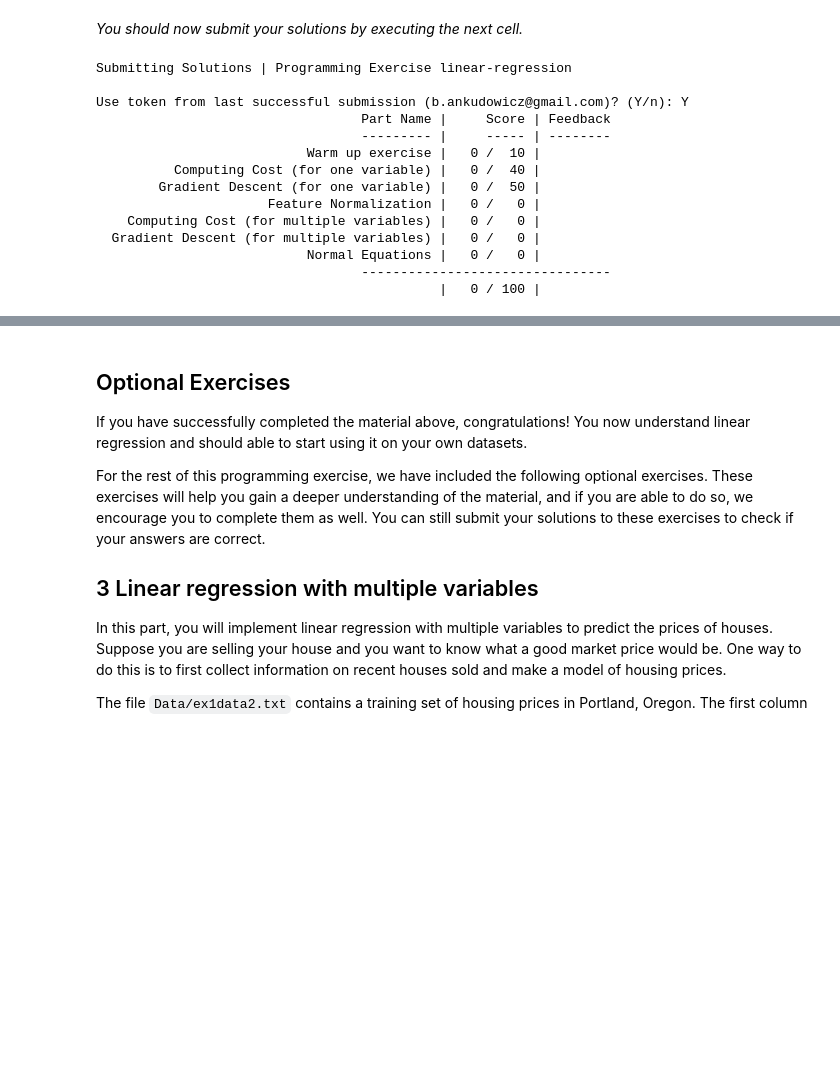
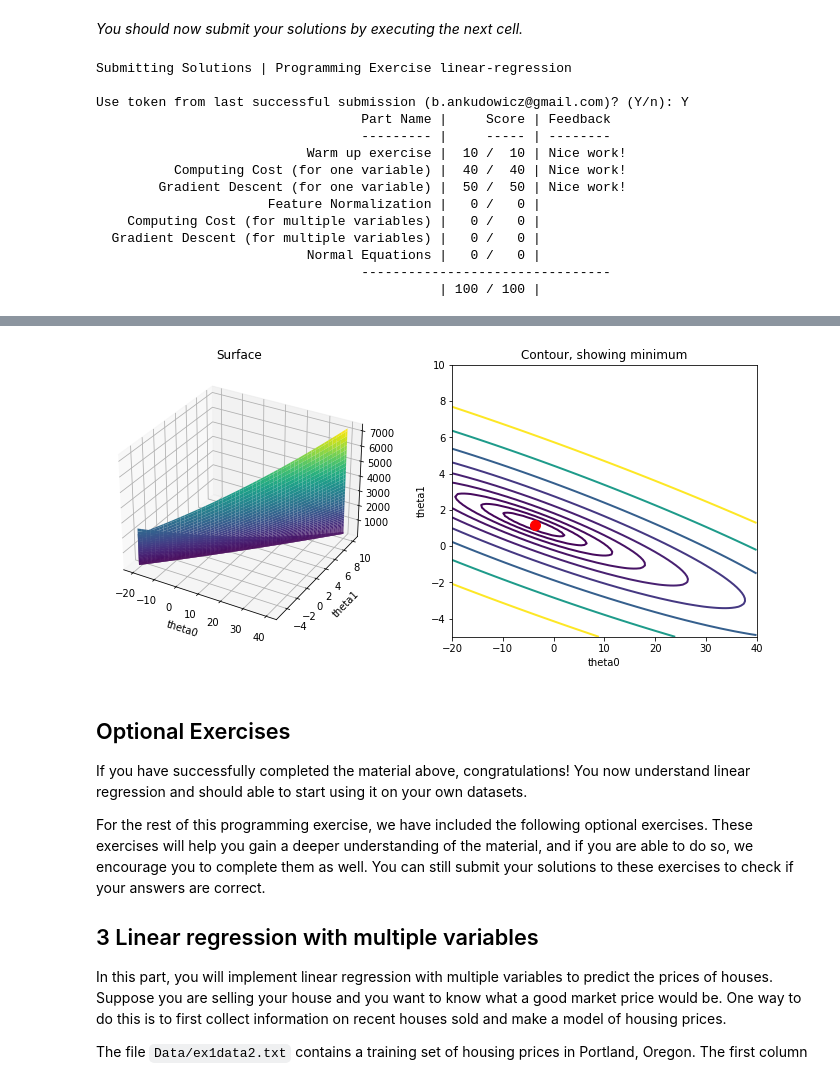
Before and after one commit to bankudowicz/ml-coursera-python-assignments, a Jupyter notebook: Exercise1/exercise1.ipynb, the cells around one changed output, grey strips where cells are left out. Drawn from its saved outputs; the diff is of its cells as text; code cells hidden in the pictures; blank space fills up the shorter version.

```diff
--- a/Exercise1/exercise1.ipynb
+++ b/Exercise1/exercise1.ipynb
@@ -306,8 +306,7 @@ def computeCost(X, y, theta):
     J = 0
 
     # ====================== YOUR CODE HERE =====================
-    J = 1/(2*m) * sum((X.dot(theta.T) - y)**2)
-
+    J = 1/(2*m) * sum((X.dot(theta) - y)**2)
 
     # ===========================================================
     return J
@@ -426,10 +410,13 @@ def gradientDescent(X, y, theta, alpha, num_iters):
 
     for i in range(num_iters):
         # ==================== YOUR CODE HERE =================================
-        theta0 = theta[0] - alpha * (1/(2*m)) * sum(np.dot(X,theta.T) - y)
-        theta1 = theta[1] - alpha * (1/(2*m)) * sum(np.dot(X,theta.T)-y), X[:,1])
+        theta0 = theta[0] - alpha/m * sum(np.dot(X,theta.T) - y)
+        #theta1 = theta[1] - alpha/m * sum((np.dot(X,theta.T) - y) * X[:,1])
+        #theta1 = theta[1] - alpha/m * np.sum(np.dot((np.dot(X,theta.T) - y), X[:,1]))
+        theta1 = theta[1] - alpha/m * np.sum(np.dot((np.dot(X,theta.T) - y), X[:,1]))
         theta[0] = theta0
         theta[1] = theta1
+        #theta = theta - (alpha / m) * (np.dot(X, theta) - y).dot(X)
         # =====================================================================
 
         # save the cost J in every iteration
@@ -500,15 +499,15 @@ Submitting Solutions | Programming Exercise linear-regression
 Use token from last successful submission (b.ankudowicz@gmail.com)? (Y/n): Y
                                   Part Name |     Score | Feedback
                                   --------- |     ----- | --------
-                           Warm up exercise |   0 /  10 |
-          Computing Cost (for one variable) |   0 /  40 |
-        Gradient Descent (for one variable) |   0 /  50 |
+                           Warm up exercise |  10 /  10 | Nice work!
+          Computing Cost (for one variable) |  40 /  40 | Nice work!
+        Gradient Descent (for one variable) |  50 /  50 | Nice work!
                       Feature Normalization |   0 /   0 |
     Computing Cost (for multiple variables) |   0 /   0 |
   Gradient Descent (for multiple variables) |   0 /   0 |
                            Normal Equations |   0 /   0 |
                                   --------------------------------
-                                            |   0 / 100 |
+                                            | 100 / 100 |
 # %% [markdown]
 ### 2.4 Visualizing $J(\theta)$
 
@@ -521,38 +520,40 @@ In the next cell, the code is set up to calculate $J(\theta)$ over a grid of val
 The purpose of these graphs is to show you how $J(\theta)$ varies with changes in $\theta_0$ and $\theta_1$. The cost function $J(\theta)$ is bowl-shaped and has a global minimum. (This is easier to see in the contour plot than in the 3D surface plot). This minimum is the optimal point for $\theta_0$ and $\theta_1$, and each step of gradient descent moves closer to this point.
 # %%
 # grid over which we will calculate J
-theta0_vals = np.linspace(-10, 10, 100)
-theta1_vals = np.linspace(-1, 4, 100)
+theta0_vals = np.linspace(-20, 40, 100)
+theta1_vals = np.linspace(-5, 4, 100)
 
 # initialize J_vals to a matrix of 0's
 J_vals = np.zeros((theta0_vals.shape[0], theta1_vals.shape[0]))
 
 # Fill out J_vals
 for i, theta0 in enumerate(theta0_vals):
     for j, theta1 in enumerate(theta1_vals):
         J_vals[i, j] = computeCost(X, y, [theta0, theta1])
 
 # Because of the way meshgrids work in the surf command, we need to
 # transpose J_vals before calling surf, or else the axes will be flipped
 J_vals = J_vals.T
 
 # surface plot
 fig = pyplot.figure(figsize=(12, 5))
 ax = fig.add_subplot(121, projection='3d')
 ax.plot_surface(theta0_vals, theta1_vals, J_vals, cmap='viridis')
 pyplot.xlabel('theta0')
 pyplot.ylabel('theta1')
 pyplot.title('Surface')
 
 # contour plot
 # Plot J_vals as 15 contours spaced logarithmically between 0.01 and 100
 ax = pyplot.subplot(122)
 pyplot.contour(theta0_vals, theta1_vals, J_vals, linewidths=2, cmap='viridis', levels=np.logspace(-2, 3, 20))
 pyplot.xlabel('theta0')
 pyplot.ylabel('theta1')
 pyplot.plot(theta[0], theta[1], 'ro', ms=10, lw=2)
 pyplot.title('Contour, showing minimum')
 pass
+# %% [output]
+[figure, added]
 # %% [markdown]
 ## Optional Exercises
 
```
Also changed, not shown: parts of 14 cells of this notebook.
